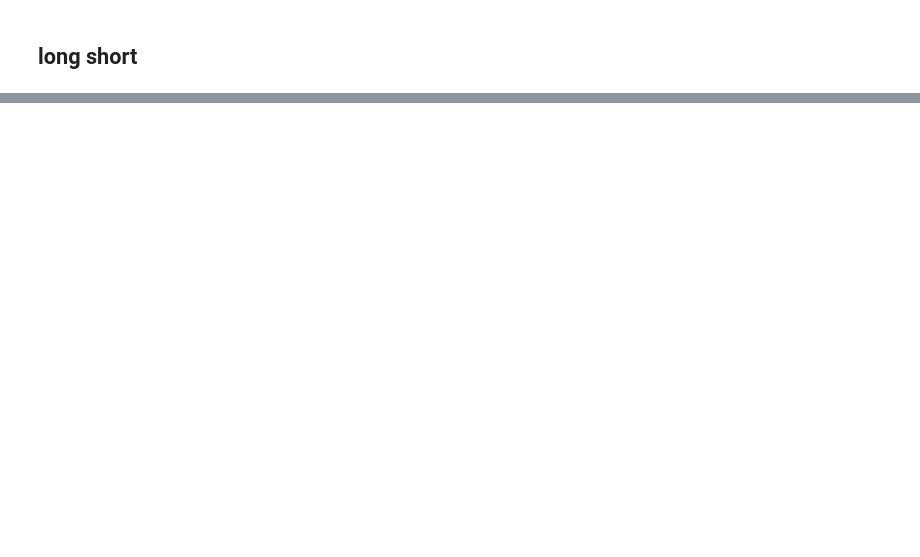
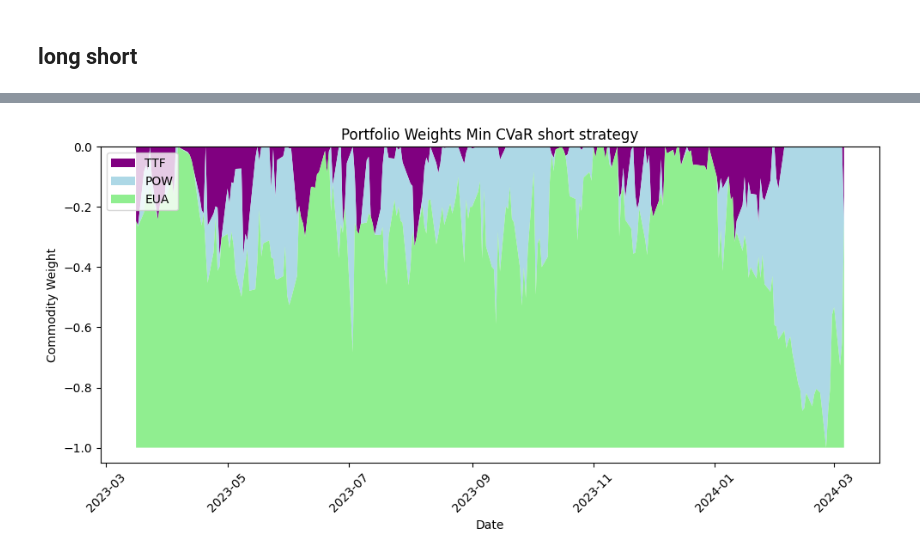
Before and after one commit to xikv97/MS-CCC-GARCH, a Jupyter notebook: thesis.ipynb, the cells around one changed output, grey strips where cells are left out. Saved outputs shown, nothing was run; the diff lists cells and outputs as text; code cells hidden in the pictures; blank space fills up the shorter version.

```diff
--- a/thesis.ipynb
+++ b/thesis.ipynb
@@ -2380,0 +1781,4 @@ plt.show()
+# %%
+pt.plot_long_short_allocation(ut.create_weights_df(w_list_cvar_short,date),'Portfolio Weights Min CVaR short strategy')
+# %% [output]
+[figure, added]
```
Also changed, not shown: parts of 89 cells of this notebook.
